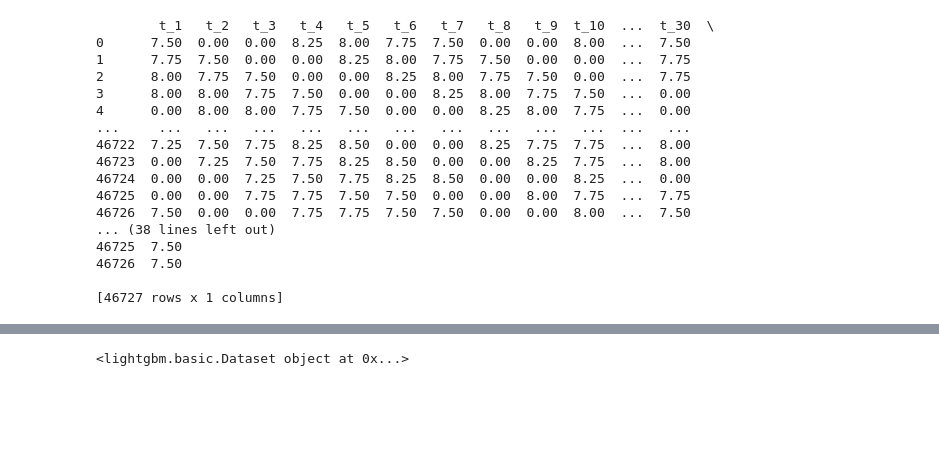
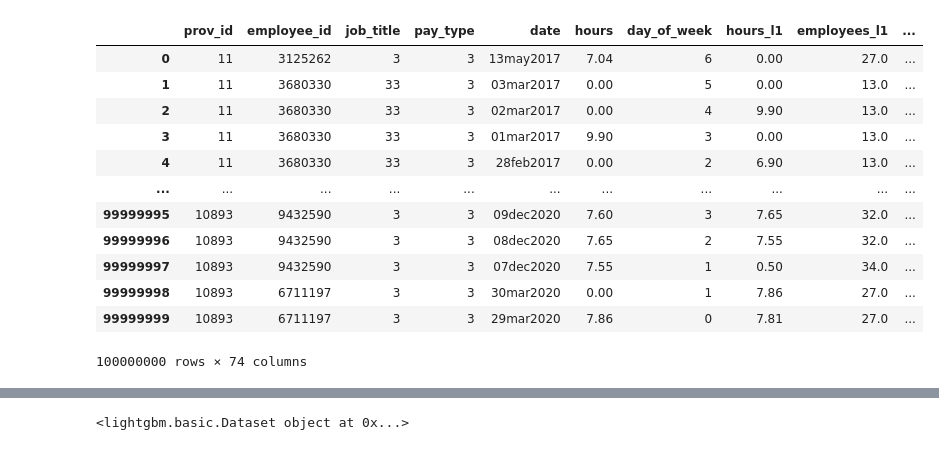
Before and after one commit to aditsharma-projects/RNN-shifts, a Jupyter notebook: notebooks/LightGBM_trialsBasic.ipynb, the cells around one changed output, grey strips where cells are left out. Cells and saved outputs as stored; diff of their text form; code cells hidden in the pictures; blank space fills up the shorter version.

```diff
--- a/notebooks/LightGBM_trialsBasic.ipynb
+++ b/notebooks/LightGBM_trialsBasic.ipynb
@@ -33,55 +1,23 @@ Index(['t_0', 't_1', 't_2', 't_3', 't_4', 't_5', 't_6', 't_7', 't_8', 't_9',
-# %%
-import pandas as pd
-import lightgbm as lgb
-
-# Keep "interesting" jobs (TODO - use strings instead)
-df = df[df['job_title'].isin([33,34,35,11,12,3,5,16,17])]
-df['date'] = pd.to_datetime(df['date']).astype(int)
-# Convert necessary values to boolean
-df.multifac = df.multifac.map(dict(Yes=1, No=0))
-df.profit = df.profit.map(dict(Yes=1, No=0))
-#Drop employee id and date columns
-df = df.drop(columns=['employee_id','date'])
-
-# %%
-# ========================================
-#          SPLIT & PREP DATAFRAME
-# ========================================
-
-inputs = df.drop(['t_0', 'hours'], axis=1)
-labels = df.filter(['t_0'])
-
-# Weights to split data set
-TRAINING_WEIGHT = 0.7
-VALIDATION_WEIGHT = 0.2
-TEST_WEIGHT = 0.1
-
-n = len(df)
-weights_sum = TRAINING_WEIGHT + VALIDATION_WEIGHT + TEST_WEIGHT
-split1 = int(TRAINING_WEIGHT / weights_sum * n)
-split2 = int((TRAINING_WEIGHT + VALIDATION_WEIGHT) / weights_sum * n)
-
-train_inputs, train_labels = inputs[:split1], labels[:split1]
-val_inputs, val_labels = inputs[split1:split2], labels[split1:split2]
-test_inputs, test_labels = inputs[split2:], labels[split2:]
-
-print(train_inputs)
-print(train_labels)
-# %% [output]
-        t_1   t_2   t_3   t_4   t_5   t_6   t_7   t_8   t_9  t_10  ...  t_30  \
-0      7.50  0.00  0.00  8.25  8.00  7.75  7.50  0.00  0.00  8.00  ...  7.50
-1      7.75  7.50  0.00  0.00  8.25  8.00  7.75  7.50  0.00  0.00  ...  7.75
-2      8.00  7.75  7.50  0.00  0.00  8.25  8.00  7.75  7.50  0.00  ...  7.75
-3      8.00  8.00  7.75  7.50  0.00  0.00  8.25  8.00  7.75  7.50  ...  0.00
-4      0.00  8.00  8.00  7.75  7.50  0.00  0.00  8.25  8.00  7.75  ...  0.00
-...     ...   ...   ...   ...   ...   ...   ...   ...   ...   ...  ...   ...
-46722  7.25  7.50  7.75  8.25  8.50  0.00  0.00  8.25  7.75  7.75  ...  8.00
-46723  0.00  7.25  7.50  7.75  8.25  8.50  0.00  0.00  8.25  7.75  ...  8.00
-46724  0.00  0.00  7.25  7.50  7.75  8.25  8.50  0.00  0.00  8.25  ...  0.00
-46725  0.00  0.00  7.75  7.75  7.50  7.50  0.00  0.00  8.00  7.75  ...  7.75
-46726  7.50  0.00  0.00  7.75  7.75  7.50  7.50  0.00  0.00  8.00  ...  7.50
-... (38 lines left out)
-46725  7.50
-46726  7.50
-
-[46727 rows x 1 columns]
+# %%
+import pandas as pd
+import lightgbm as lgb
+### Load dataset
+ROWS = 10 ** 8
+train = pd.read_csv("/export/storage_adgandhi/PBJhours_ML/Data/Intermediate/train_test_validation/training_set.csv",nrows=ROWS)
+val = pd.read_csv("/export/storage_adgandhi/PBJhours_ML/Data/Intermediate/train_test_validation/validation_set.csv",nrows=ROWS/10)
+test = pd.read_csv("/export/storage_adgandhi/PBJhours_ML/Data/Intermediate/train_test_validation/testing_set.csv",nrows=ROWS/10)
+train
+# %% [output]
+|  | prov_id | employee_id | job_title | pay_type | date | hours | day_of_week | hours_l1 | employees_l1 | ... |
+| 0 | 11 | 3125262 | 3 | 3 | 13may2017 | 7.04 | 6 | 0.00 | 27.0 | ... |
+| 1 | 11 | 3680330 | 33 | 3 | 03mar2017 | 0.00 | 5 | 0.00 | 13.0 | ... |
+| 2 | 11 | 3680330 | 33 | 3 | 02mar2017 | 0.00 | 4 | 9.90 | 13.0 | ... |
+| 3 | 11 | 3680330 | 33 | 3 | 01mar2017 | 9.90 | 3 | 0.00 | 13.0 | ... |
+| 4 | 11 | 3680330 | 33 | 3 | 28feb2017 | 0.00 | 2 | 6.90 | 13.0 | ... |
+| ... | ... | ... | ... | ... | ... | ... | ... | ... | ... | ... |
+| 99999995 | 10893 | 9432590 | 3 | 3 | 09dec2020 | 7.60 | 3 | 7.65 | 32.0 | ... |
+| 99999996 | 10893 | 9432590 | 3 | 3 | 08dec2020 | 7.65 | 2 | 7.55 | 32.0 | ... |
+| 99999997 | 10893 | 9432590 | 3 | 3 | 07dec2020 | 7.55 | 1 | 0.50 | 34.0 | ... |
+| 99999998 | 10893 | 6711197 | 3 | 3 | 30mar2020 | 0.00 | 1 | 7.86 | 27.0 | ... |
+| 99999999 | 10893 | 6711197 | 3 | 3 | 29mar2020 | 7.86 | 0 | 7.81 | 27.0 | ... |
+100000000 rows × 74 columns
```
Also changed, not shown: parts of 11 cells of this notebook.
